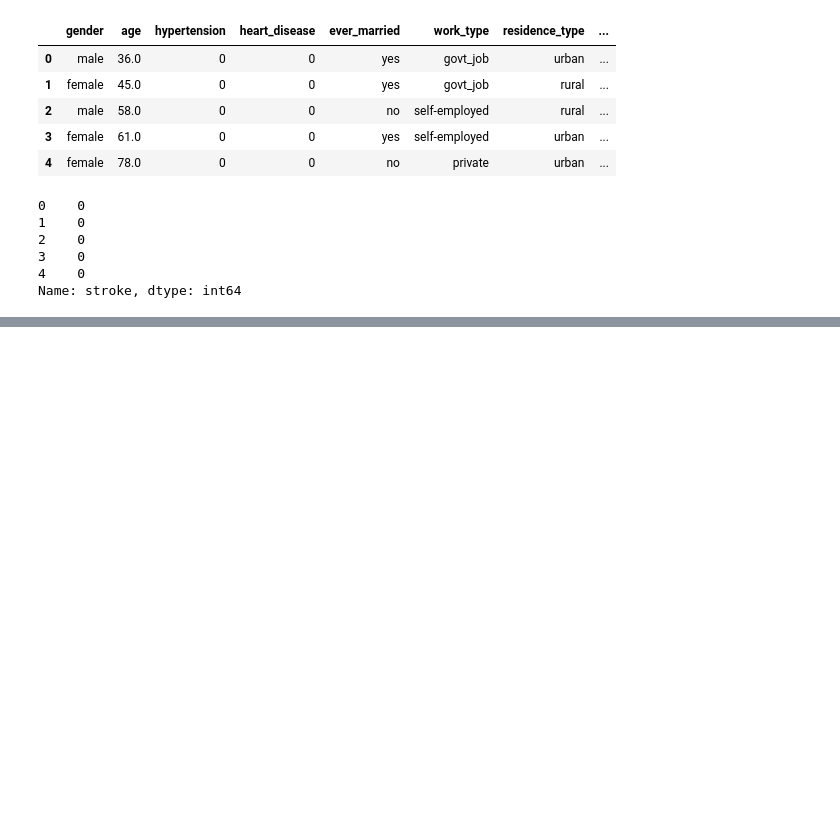
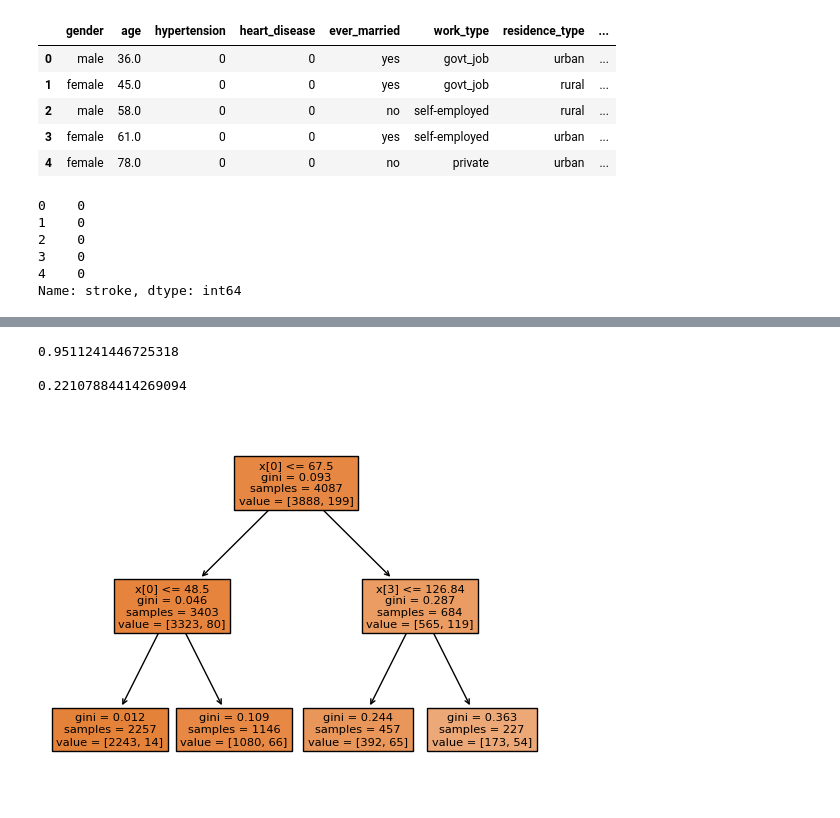
Before and after one commit to DS3001/group5, a Jupyter notebook: lab2.ipynb, the cells around one changed output, grey strips where cells are left out. Saved outputs shown, nothing was run; the diff lists cells and outputs as text; code cells hidden in the pictures; blank space fills up the shorter version.

Commit message:
added 2 classification trees and prep work

```diff
--- a/lab2.ipynb
+++ b/lab2.ipynb
@@ -284,0 +315,30 @@ Name: stroke, dtype: int64
+# %%
+#will be trying with a max depth of 2, and then a max depth of 7
+#using a classifier tree because the variable we are trying to predict is binary/not numeric
+
+from sklearn import tree # Import the tree classifier
+
+# Fit decision tree:
+classify = tree.DecisionTreeClassifier(max_depth=2)
+classify = classify.fit(X_train_2, y_train)
+
+# Visualize results:
+tree.plot_tree(classify,filled=True)
+
+## Make Predictions on the Test Set
+y_hat = classify.predict(X_test_2)
+
+from sklearn.metrics import mean_squared_error
+
+def pn(x):
+    print(x,'\n')
+
+#find the R2 and RMSE
+pn(classify.score(X_test_2, y_test)) # R squared measure
+
+pn(np.sqrt(mean_squared_error(y_test, y_hat))) #RMSE
+# %% [output]
+0.9511241446725318
+
+0.22107884414269094
+[figure, added]
```
Also changed, not shown: parts of 3 cells of this notebook.
